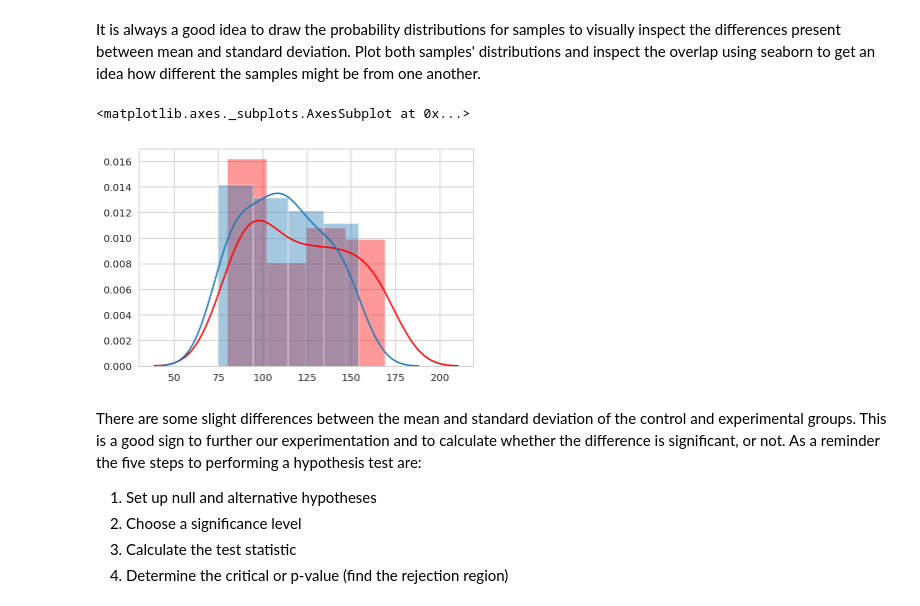
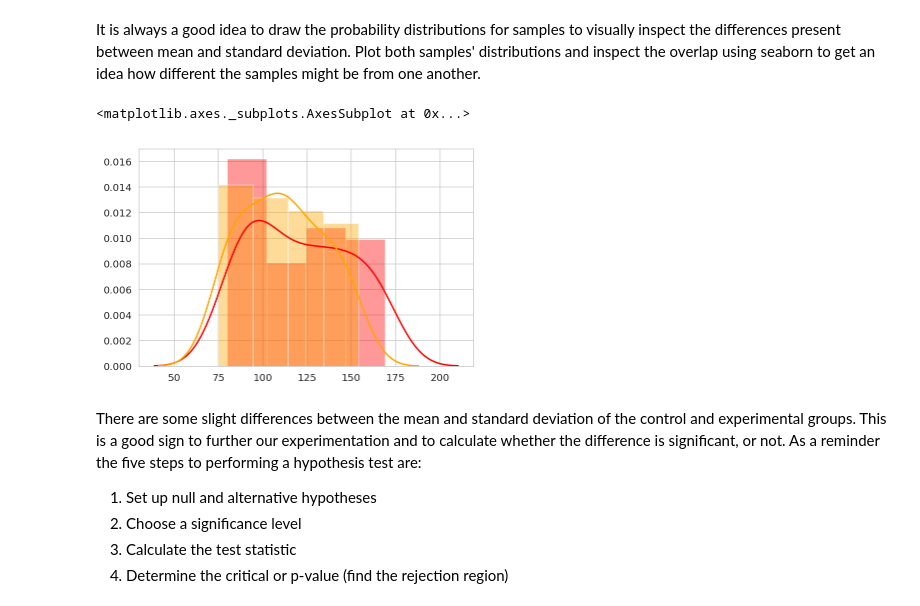
Before and after one commit to nic464/dsc-enterprise-hsbc-two-sample-t-tests-lab-hsbc-ds-081319, a Jupyter notebook: index.ipynb, the cells around one changed output. Drawn from its saved outputs; the diff is of its cells as text; code cells hidden in the pictures.

```diff
--- a/index.ipynb
+++ b/index.ipynb
@@ -57,10 +57,10 @@ Plot both samples' distributions and inspect the overlap using seaborn to get an
 # %%
 # Draw a plot showing overlapping of distribution means and sds for incpection
 sns.distplot(control,color='r')
-sns.distplot(experimental,)
+sns.distplot(experimental,color='orange')
 # %% [output]
 <matplotlib.axes._subplots.AxesSubplot at 0x...>
-[figure, old version]
+[figure, new version]
 # %% [markdown]
 There are some slight differences between the mean and standard deviation of the control and experimental groups. This is a good sign to further our experimentation and to calculate whether the difference is significant, or not. As a reminder the five steps to performing a hypothesis test are:
 
```
